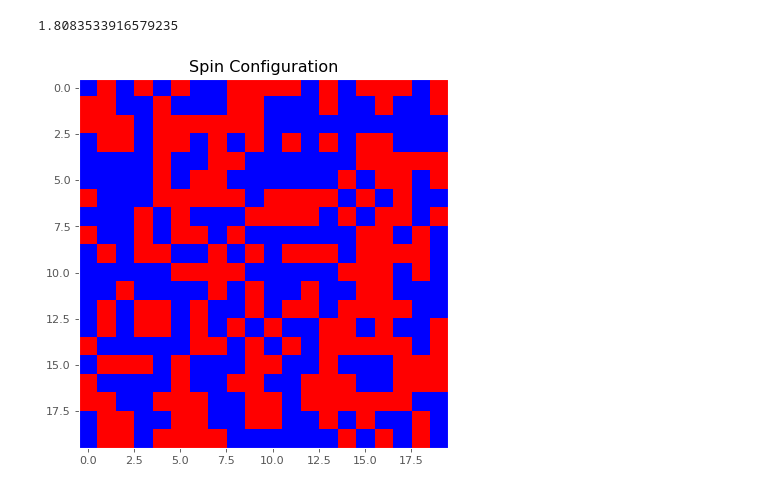
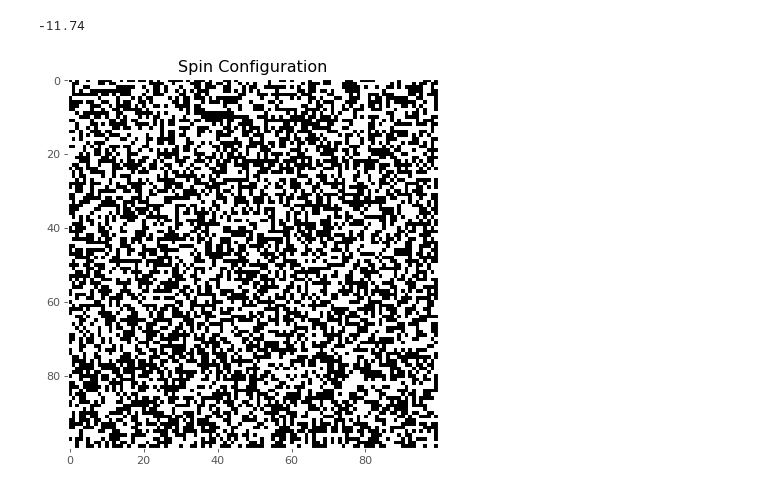
Before and after one commit to N-Sand/simulated-annealer, a Jupyter notebook: notebooks/example.ipynb, the cells around one changed output. Cells and saved outputs as stored; diff of their text form; code cells hidden in the pictures.

```diff
--- a/notebooks/example.ipynb
+++ b/notebooks/example.ipynb
@@ -195,8 +184,8 @@ True Params:    [ 0.12499326 -0.42497311 -0.56439919] [0.28196996]
 from scipy import sparse
 from numba import jit
 
-rows = 20
-cols = 20
+rows = 100
+cols = 100
 
 N = rows * cols
 
@@ -223,38 +212,38 @@ for i in range(N):
     # Add interactions for each neighbor
     for j in neighbors:
         row_indices.append(i)
         col_indices.append(j)
-        values.append(np.random.randn() * 0.1)  # Random coupling strength
+        values.append(1)
 
 # Create sparse matrix
 J_ij = sparse.csr_matrix((values, (row_indices, col_indices)), shape=(N, N))
-h_i = np.random.randn(N) * 0.1
+h_i = 0.1 * np.ones(N)
 
 parameters = {
     f's{i}' : [-1, 1] for i in range(N)
     }
 
 def hamiltonian(params):
     s = np.array([params[f's{i}'] for i in range(N)])
     interaction_energy = -0.5 * s.T @ J_ij @ s
     field_energy = -h_i @ s
     return 1000 * (interaction_energy + field_energy)/ (rows * cols)
 
 def visualize_spins(params):
     plt.figure(figsize=(6, 6))
     s = np.array([params[f's{i}'] for i in range(N)]).reshape((rows, cols))
-    plt.imshow(s, cmap='bwr', vmin=-1, vmax=1)
+    plt.imshow(s, cmap='Greys', vmin=-1, vmax=1)
     #plt.colorbar(label='Spin State')
     plt.title('Spin Configuration')
     plt.grid(False)
 
 
 
 print(hamiltonian({f's{i}': np.random.choice([-1, 1]) for i in range(N)}))
 visualize_spins({f's{i}': np.random.choice([-1, 1]) for i in range(N)})
 # %% [output]
-1.8083533916579235
+-11.74
-[figure, old version]
+[figure, new version]
 # %%
 an = SimulatedAnnealer(
     parameters,
```
Also changed, not shown: parts of 11 cells of this notebook.
